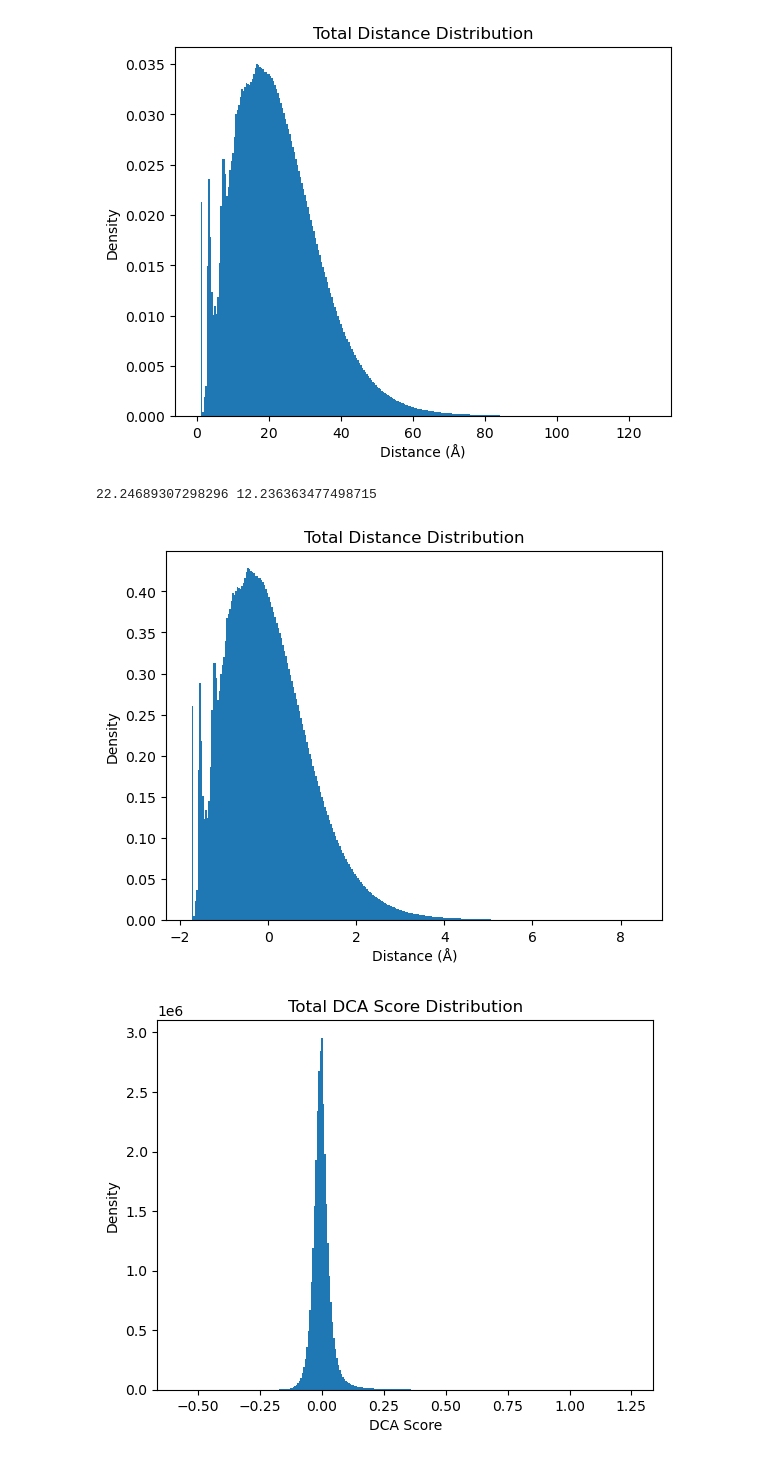
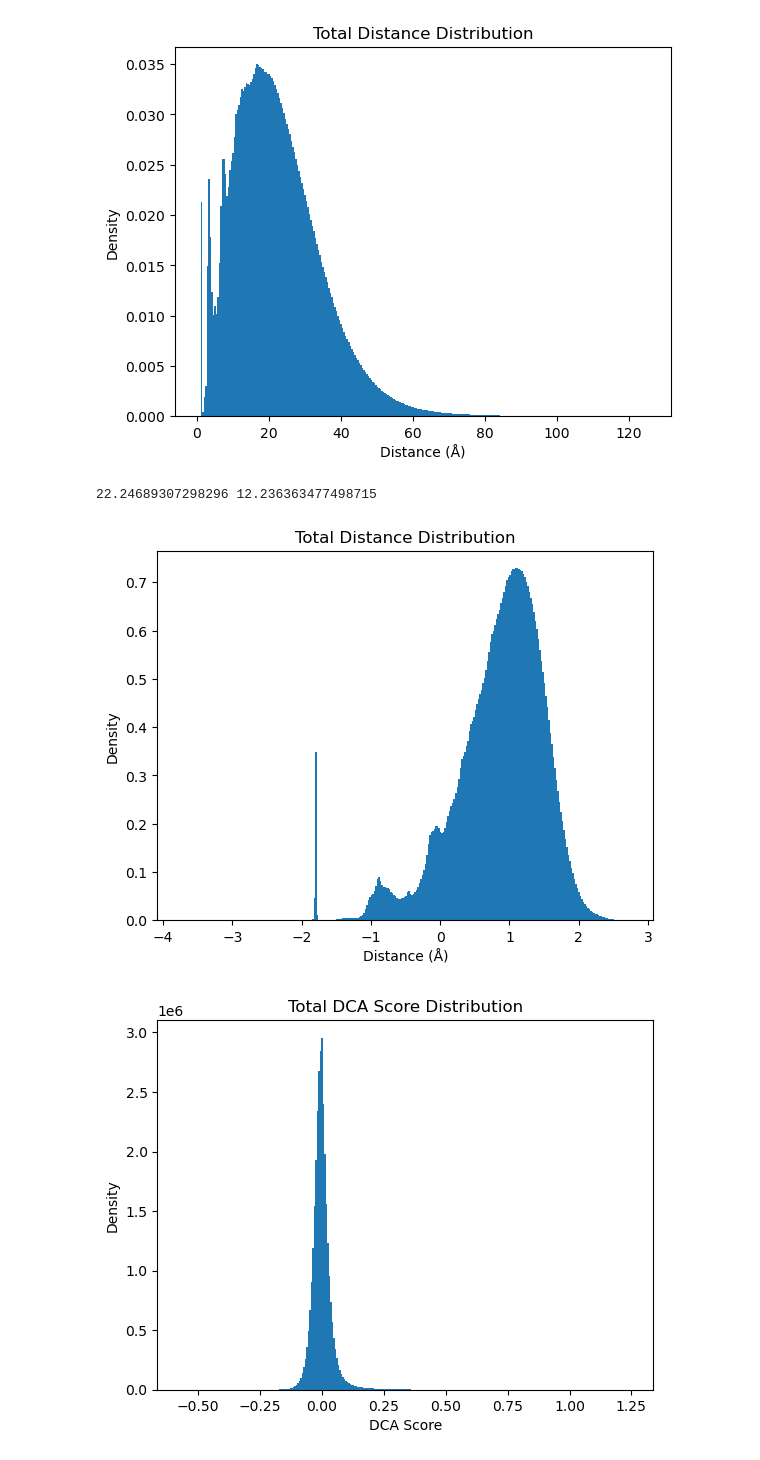
Before and after one commit to Fabiog17/Internship, a Jupyter notebook: Data_acquisition.ipynb, the cells around one changed output. Drawn from its saved outputs; the diff is of its cells as text; code cells hidden in the pictures.

```diff
--- a/Data_acquisition.ipynb
+++ b/Data_acquisition.ipynb
@@ -289,17 +289,17 @@ plt.show()
 # %%
 m=min(total_distances)
 mean=np.mean(total_distances)
 sigma=np.std(total_distances)
 print(mean, sigma)
 plt.figure()
-plt.hist((np.array(total_distances)-mean)/sigma, bins=300, density=True)
+plt.hist(np.log(np.array(total_distances)/8), bins=300, density=True)
 plt.xlabel("Distance (Å)")
 plt.ylabel("Density")
 plt.title("Total Distance Distribution")
 plt.show()
 # %% [output]
 22.24689307298296 12.236363477498715
-[figure, old version]
+[figure, new version]
 # %%
 plt.figure()
 #t_d = [d for d in total_distances if d > 1.34]
```
Also changed, not shown: parts of 2 cells of this notebook, 3 other files.
